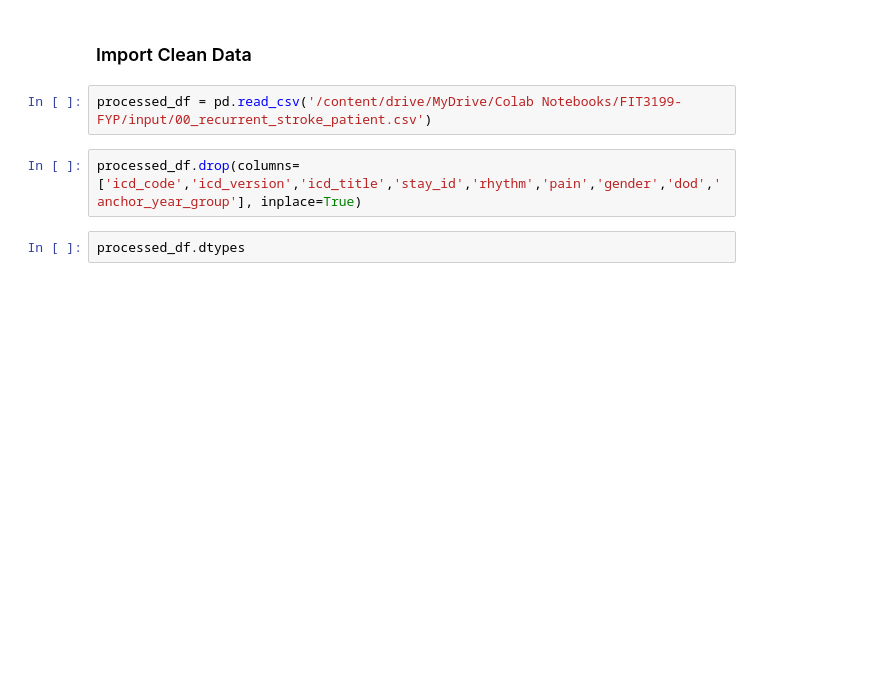
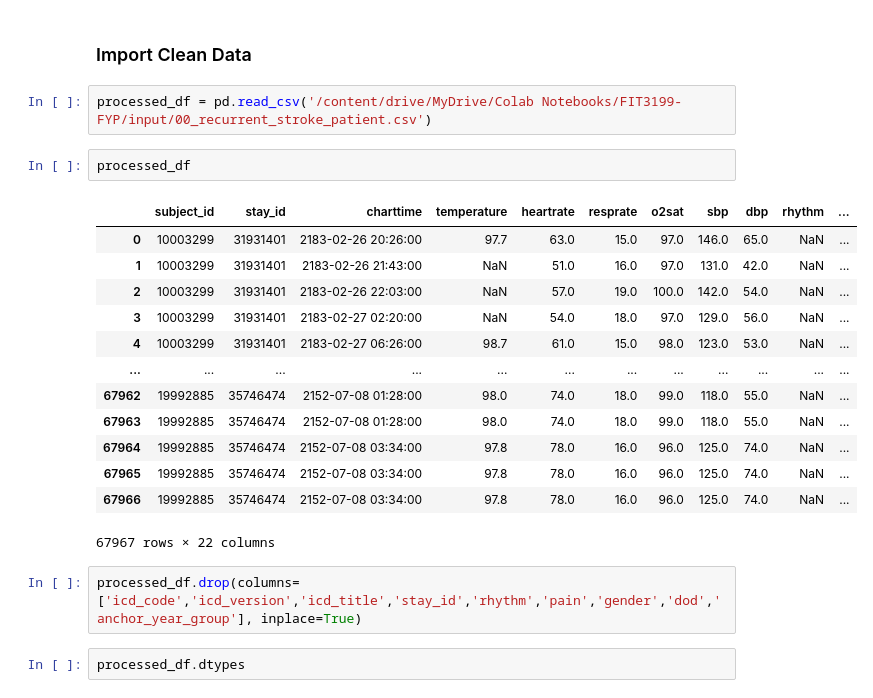
Before and after one commit to Zfeng0207/FIT3199-FYP, a Jupyter notebook: 02_baseline_model_evaluation.ipynb, the cells around one changed output. Saved outputs shown, nothing was run; the diff lists cells and outputs as text; blank space fills up the shorter version.

```diff
--- a/02_baseline_model_evaluation.ipynb
+++ b/02_baseline_model_evaluation.ipynb
@@ -32,6 +35,22 @@ import os
 ### Import Clean Data
 # %%
 processed_df = pd.read_csv('/content/drive/MyDrive/Colab Notebooks/FIT3199-FYP/input/00_recurrent_stroke_patient.csv')
+# %%
+processed_df
+# %% [output]
+|  | subject_id | stay_id | charttime | temperature | heartrate | resprate | o2sat | sbp | dbp | rhythm | ... |
+| 0 | 10003299 | 31931401 | 2183-02-26 20:26:00 | 97.7 | 63.0 | 15.0 | 97.0 | 146.0 | 65.0 | NaN | ... |
+| 1 | 10003299 | 31931401 | 2183-02-26 21:43:00 | NaN | 51.0 | 16.0 | 97.0 | 131.0 | 42.0 | NaN | ... |
+| 2 | 10003299 | 31931401 | 2183-02-26 22:03:00 | NaN | 57.0 | 19.0 | 100.0 | 142.0 | 54.0 | NaN | ... |
+| 3 | 10003299 | 31931401 | 2183-02-27 02:20:00 | NaN | 54.0 | 18.0 | 97.0 | 129.0 | 56.0 | NaN | ... |
+| 4 | 10003299 | 31931401 | 2183-02-27 06:26:00 | 98.7 | 61.0 | 15.0 | 98.0 | 123.0 | 53.0 | NaN | ... |
+| ... | ... | ... | ... | ... | ... | ... | ... | ... | ... | ... | ... |
+| 67962 | 19992885 | 35746474 | 2152-07-08 01:28:00 | 98.0 | 74.0 | 18.0 | 99.0 | 118.0 | 55.0 | NaN | ... |
+| 67963 | 19992885 | 35746474 | 2152-07-08 01:28:00 | 98.0 | 74.0 | 18.0 | 99.0 | 118.0 | 55.0 | NaN | ... |
+| 67964 | 19992885 | 35746474 | 2152-07-08 03:34:00 | 97.8 | 78.0 | 16.0 | 96.0 | 125.0 | 74.0 | NaN | ... |
+| 67965 | 19992885 | 35746474 | 2152-07-08 03:34:00 | 97.8 | 78.0 | 16.0 | 96.0 | 125.0 | 74.0 | NaN | ... |
+| 67966 | 19992885 | 35746474 | 2152-07-08 03:34:00 | 97.8 | 78.0 | 16.0 | 96.0 | 125.0 | 74.0 | NaN | ... |
+67967 rows × 22 columns
 # %%
 processed_df.drop(columns=['icd_code','icd_version','icd_title','stay_id','rhythm','pain','gender','dod','anchor_year_group'], inplace=True)
 # %%
```
Also changed, not shown: parts of 14 cells of this notebook.
